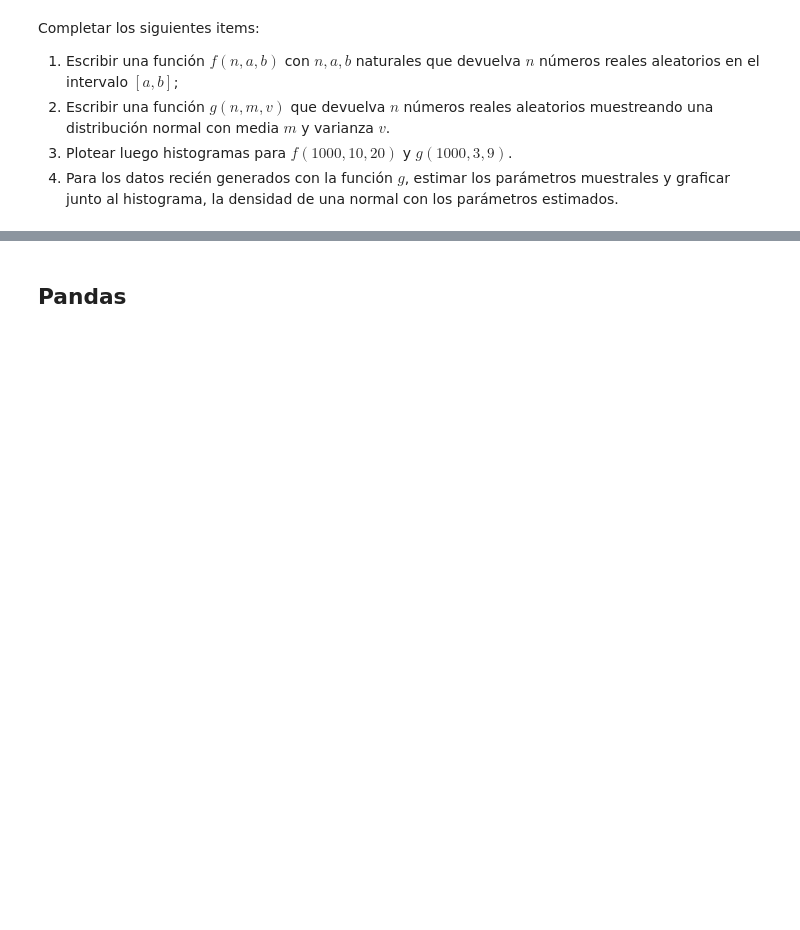
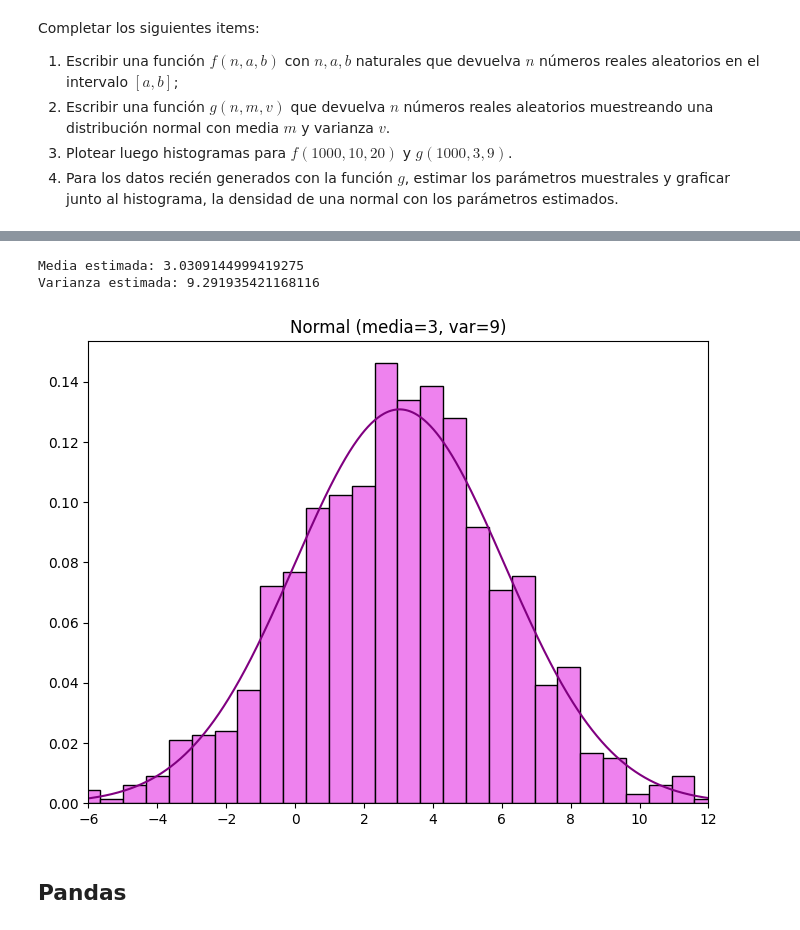
Before and after one commit to AzulBarr/Aprendizaje-Automatico, a Jupyter notebook: notebooks/notebook_01_herramientas-published.ipynb, the cells around one changed output, grey strips where cells are left out. Saved outputs shown, nothing was run; the diff lists cells and outputs as text; code cells hidden in the pictures; blank space fills up the shorter version.

```diff
--- a/notebooks/notebook_01_herramientas-published.ipynb
+++ b/notebooks/notebook_01_herramientas-published.ipynb
@@ -270,3 +325,24 @@ def g(n: int, m: float, v: float) -> np.ndarray:
+# %%
+# estimacion de parametros de g
+n = 1000
+media_est = np.sum(x2) / n
+var_est = np.sum((x2 - media_est)**2) / (n-1)
+print(f"Media estimada: {media_est}")
+print(f"Varianza estimada: {var_est}")
+
+fig, axes = plt.subplots(figsize=(8,6))
+axes.hist(x2, bins=35, color="violet", edgecolor="black", density=True)
+axes.set_title("Normal (media=3, var=9)")
+axes.set_xlim(-6, 12)
+
+x_norm = np.linspace(min(x2), max(x2), 1000)
+y_norm = np.exp(-(x_norm - media_est)**2 / (2*var_est)) / np.sqrt(2 * np.pi * var_est)
+axes.plot(x_norm, y_norm, color="purple")
+plt.show()
+# %% [output]
+Media estimada: 3.0309144999419275
+Varianza estimada: 9.291935421168116
+[figure, added]
 # %% [markdown]
 ## Pandas
 # %%
```
Also changed, not shown: parts of 18 cells of this notebook.
